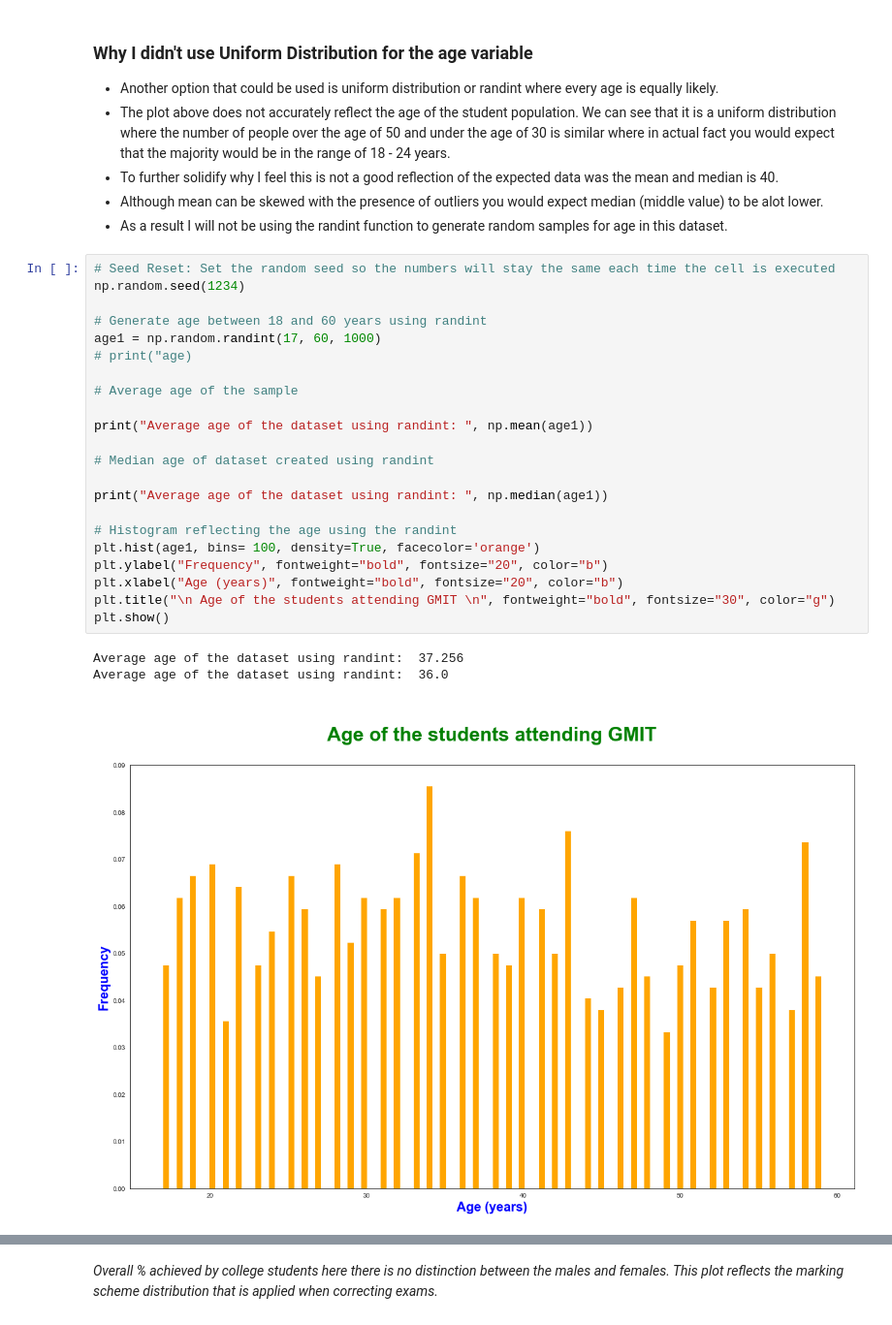
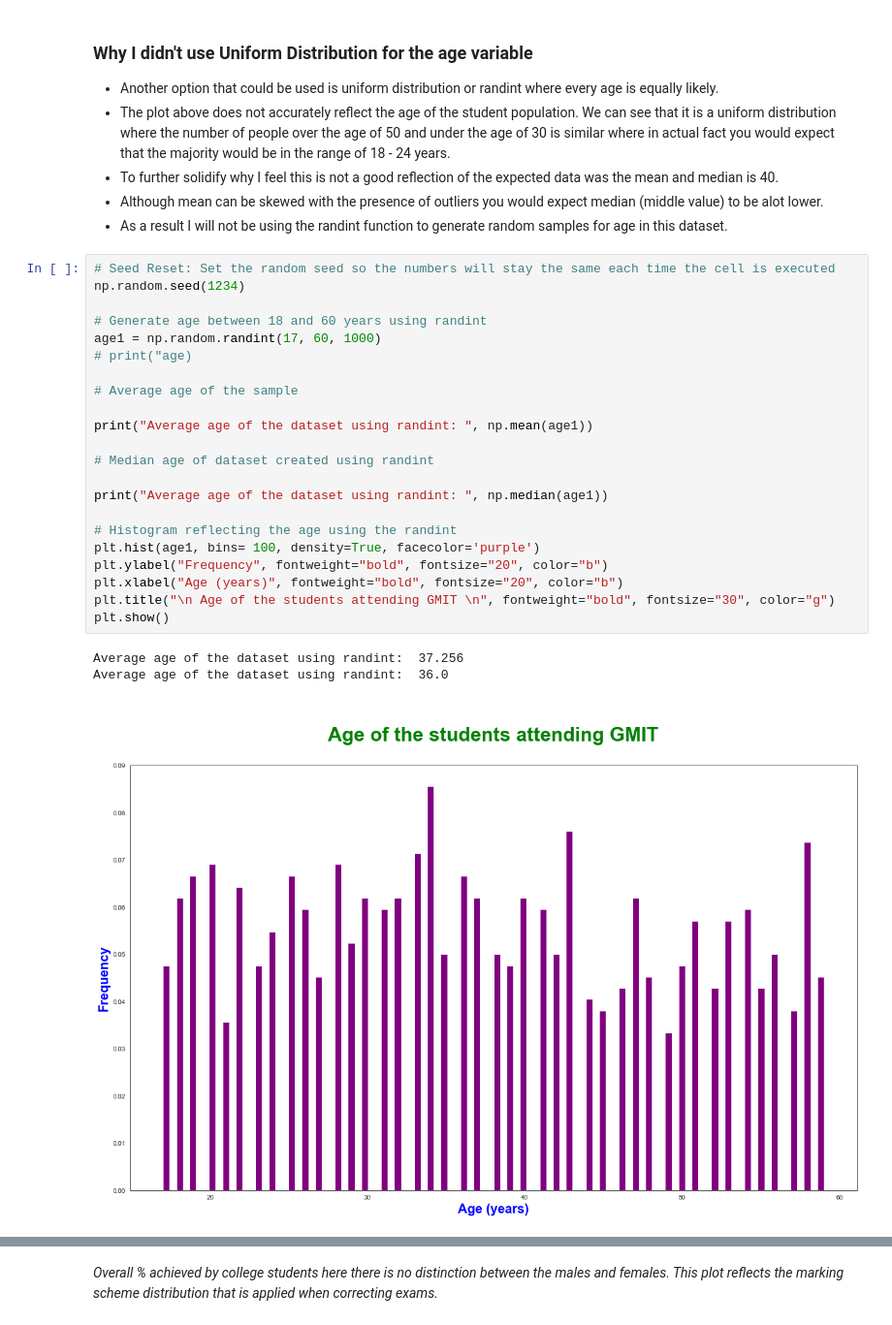
Before and after one commit to Roisin-Fallon/Programming-for-Data-Analysis-Project-2019, a Jupyter notebook: Project.ipynb, the cells around one changed output, grey strips where cells are left out. Shown at 97% size. Drawn from its saved outputs; the diff is of its cells as text.

```diff
--- a/Project.ipynb
+++ b/Project.ipynb
@@ -325,26 +408,26 @@ sns.distplot(male, color="b", bins=15, label='Male')
 # %%
 # Seed Reset: Set the random seed so the numbers will stay the same each time the cell is executed
 np.random.seed(1234)
 
 # Generate age between 18 and 60 years using randint
 age1 = np.random.randint(17, 60, 1000)
 # print("age)
 
 # Average age of the sample
 
 print("Average age of the dataset using randint: ", np.mean(age1))
 
 # Median age of dataset created using randint
 
 print("Average age of the dataset using randint: ", np.median(age1))
 
 # Histogram reflecting the age using the randint
-plt.hist(age1, bins= 100, density=True, facecolor='orange')
+plt.hist(age1, bins= 100, density=True, facecolor='purple')
 plt.ylabel("Frequency", fontweight="bold", fontsize="20", color="b")
 plt.xlabel("Age (years)", fontweight="bold", fontsize="20", color="b")
 plt.title("\n Age of the students attending GMIT \n", fontweight="bold", fontsize="30", color="g")
 plt.show()
 # %% [output]
 Average age of the dataset using randint:  37.256
 Average age of the dataset using randint:  36.0
-[figure, old version]
+[figure, new version]
```
Also changed, not shown: parts of 110 cells of this notebook, 2 other files.
